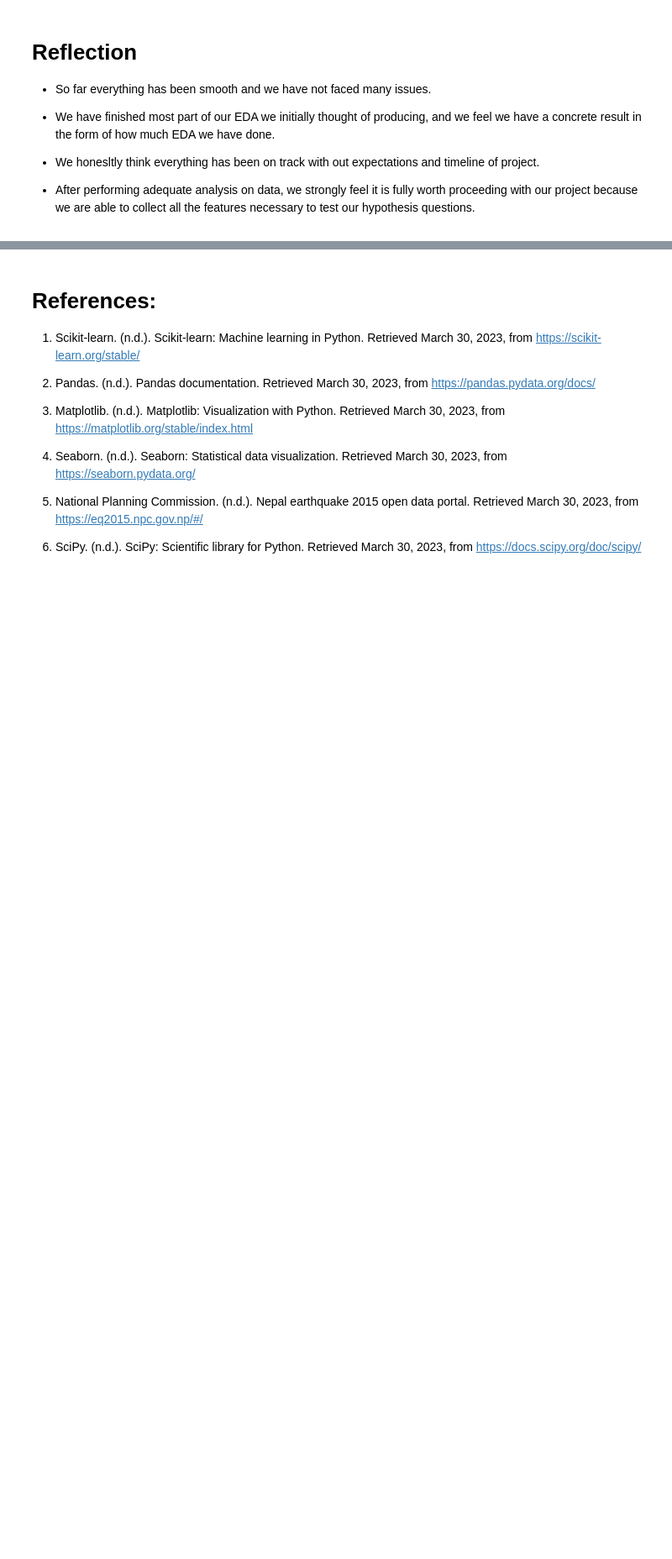
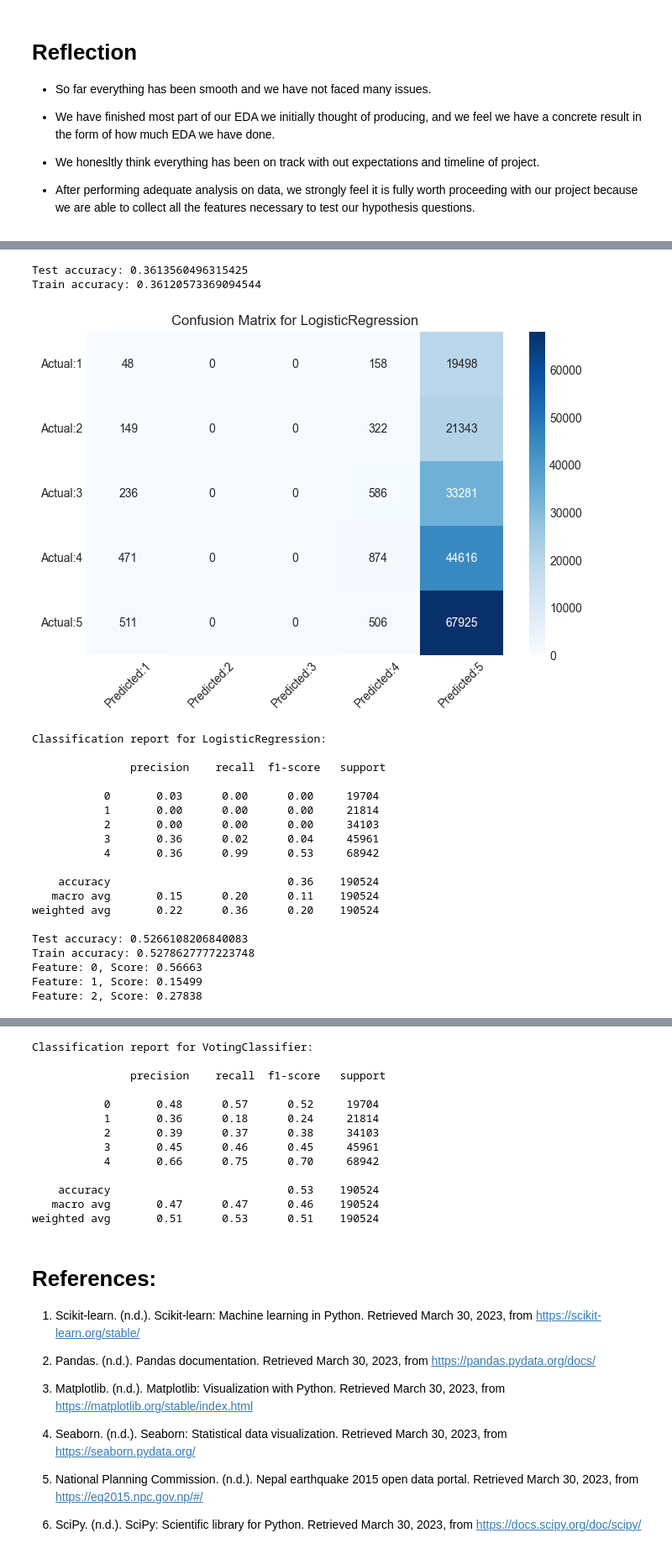
Before and after one commit to navydhara79/cs418-sp23-DarthVader, a Jupyter notebook: IDS_Progress_mid.ipynb, the cells around one changed output, grey strips where cells are left out. Shown at 84% size. Saved outputs shown, nothing was run; the diff lists cells and outputs as text; code cells hidden in the pictures; blank space fills up the shorter version.

```diff
--- a/IDS_Progress_mid.ipynb
+++ b/IDS_Progress_mid.ipynb
@@ -508,0 +525,66 @@ Here are our next steps in project following the EDA
+# %%
+X = demographics_df.drop(['damage_grade_x'], axis=1)
+y = df['damage_grade_x'].values
+X_train, X_test, y_train, y_test = train_test_split(X, y, test_size=0.25, random_state=0, stratify=y)
+# %%
+def evaluate_classifier(clf, X_train, y_train, X_test, y_test):
+    clf.fit(X_train, y_train)
+
+    y_pred_test = clf.predict(X_test)
+    y_pred_train = clf.predict(X_train)
+
+    print("Test accuracy:", accuracy_score(y_test, y_pred_test))
+    print('Train accuracy:', accuracy_score(y_train, y_pred_train))
+
+    if str(clf) == 'LogisticRegression()':
+        importance = clf.coef_[0]
+    elif str(type(clf).__name__) in ['DecisionTreeClassifier', 'RandomForestClassifier', 'XGBClassifier']:
+        importance = clf.feature_importances_
+        for i,v in enumerate(importance):
+            print('Feature: %0d, Score: %.5f' % (i,v))
+        plt.style.use('seaborn-darkgrid')
+        plt.figure(figsize=(8, 5))
+        plt.bar([x for x in range(len(importance))], importance, color='orange')
+        plt.title(f"Feature Importance for {str(type(clf).__name__)}")
+        plt.xlabel("Feature Index")
+        plt.ylabel("Feature Importance Score")
+        plt.show()
+
+    cm = confusion_matrix(y_test, y_pred_test)
+    conf_matrix = pd.DataFrame(data=cm, columns=['Predicted:1', 'Predicted:2', 'Predicted:3', 'Predicted:4', 'Predicted:5'],
+                               index=['Actual:1', 'Actual:2', 'Actual:3', 'Actual:4', 'Actual:5'])
+    plt.style.use('seaborn-whitegrid')
+    plt.figure(figsize=(8, 5))
+    sns.heatmap(conf_matrix, annot=True, fmt='d', cmap='Blues')
+    plt.title(f"Confusion Matrix for {str(type(clf).__name__)}")
+    plt.xticks(rotation=45)
+    plt.yticks(rotation=360)
+    plt.show()
+
+    print(f"Classification report for {str(type(clf).__name__)}:\n\n",classification_report(y_test, y_pred_test))
+# %%
+for clf in [LogisticRegression(), DecisionTreeClassifier(), RandomForestClassifier(), XGBClassifier(), VotingClassifier(estimators=[('lr', LogisticRegression()), ('rf', RandomForestClassifier()), ('xgb', XGBClassifier()), ('dt', DecisionTreeClassifier())], voting='hard')]:
+    evaluate_classifier(clf, X_train, y_train, X_test, y_test)
+# %% [output]
+Test accuracy: 0.3613560496315425
+Train accuracy: 0.36120573369094544
+[figure, added]
+Classification report for LogisticRegression:
+
+               precision    recall  f1-score   support
+
+           0       0.03      0.00      0.00     19704
+           1       0.00      0.00      0.00     21814
+           2       0.00      0.00      0.00     34103
+           3       0.36      0.02      0.04     45961
+           4       0.36      0.99      0.53     68942
+
+    accuracy                           0.36    190524
+   macro avg       0.15      0.20      0.11    190524
+weighted avg       0.22      0.36      0.20    190524
+
+Test accuracy: 0.5266108206840083
+Train accuracy: 0.5278627777223748
+Feature: 0, Score: 0.56663
+Feature: 1, Score: 0.15499
+Feature: 2, Score: 0.27838
@@ -509,3 +652,16 @@ Here are our next steps in project following the EDA
+Classification report for VotingClassifier:
+
+               precision    recall  f1-score   support
+
+           0       0.48      0.57      0.52     19704
+           1       0.36      0.18      0.24     21814
+           2       0.39      0.37      0.38     34103
+           3       0.45      0.46      0.45     45961
+           4       0.66      0.75      0.70     68942
+
+    accuracy                           0.53    190524
+   macro avg       0.47      0.47      0.46    190524
+weighted avg       0.51      0.53      0.51    190524
 # %% [markdown]
 # References:
 
```
Also changed, not shown: parts of 23 cells of this notebook.
